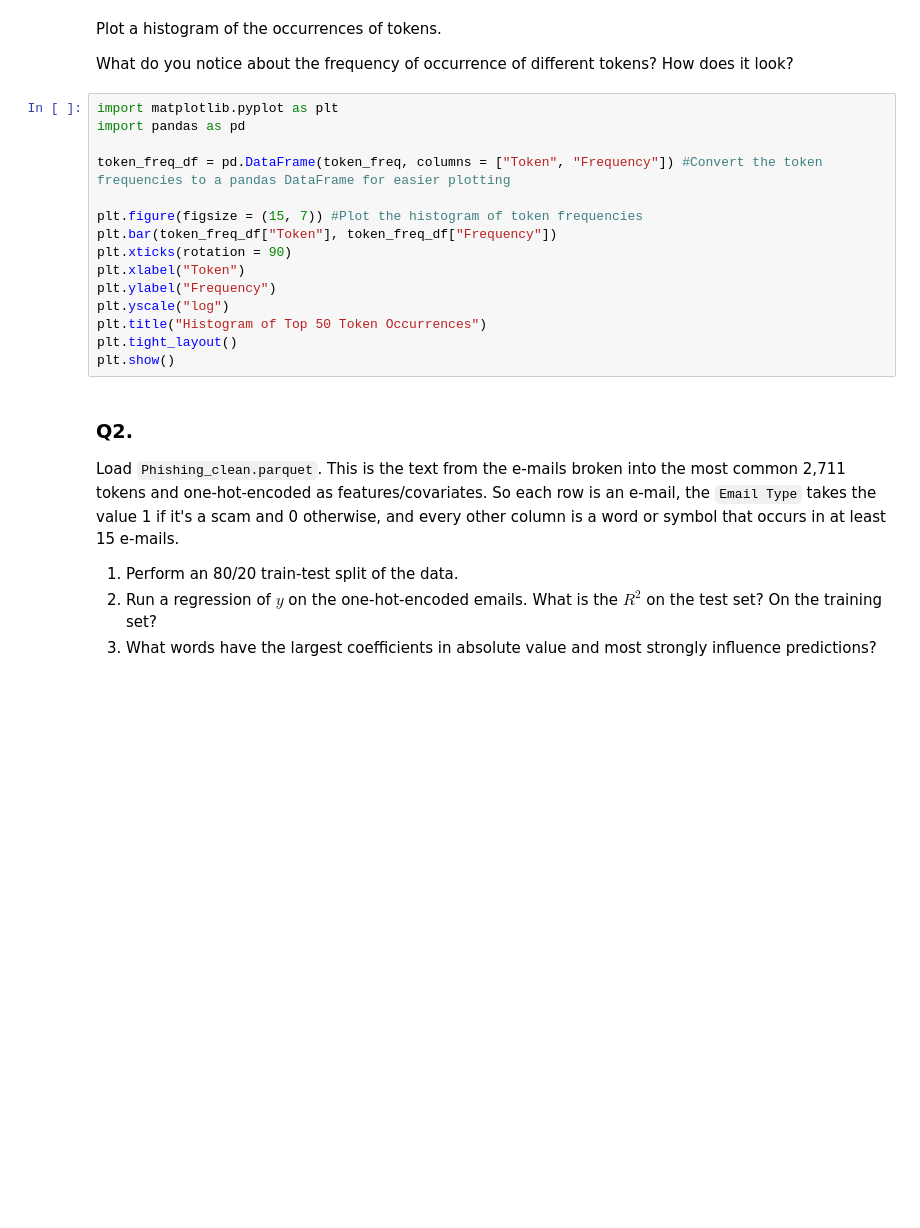
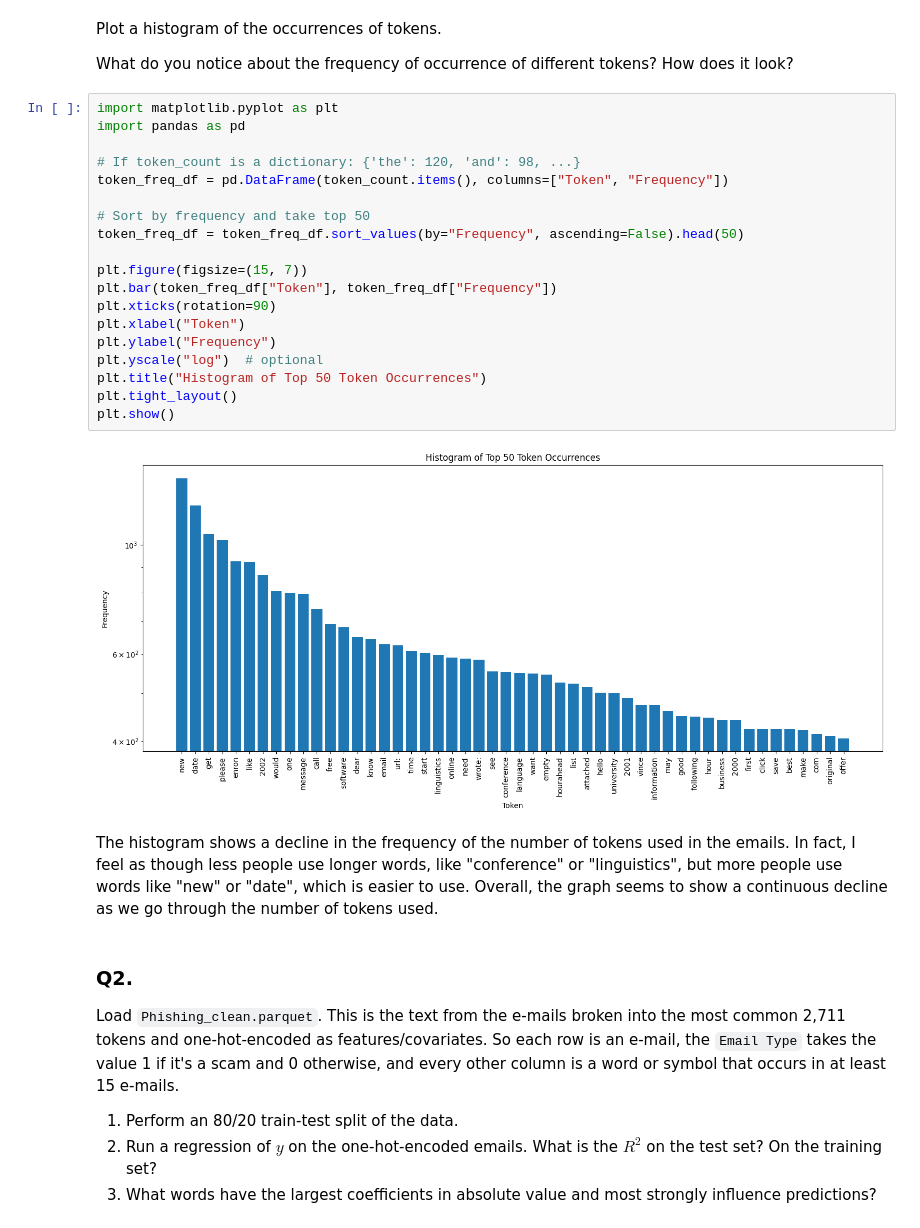
Before and after one commit to mchen899923/pca_assignment, a Jupyter notebook: assignment.ipynb, the cells around one changed output. Saved outputs shown, nothing was run; the diff lists cells and outputs as text; blank space fills up the shorter version.

```diff
--- a/assignment.ipynb
+++ b/assignment.ipynb
@@ -65,18 +65,26 @@ What do you notice about the frequency of occurrence of different tokens? How do
 # %%
 import matplotlib.pyplot as plt
 import pandas as pd
 
-token_freq_df = pd.DataFrame(token_freq, columns = ["Token", "Frequency"]) #Convert the token frequencies to a pandas DataFrame for easier plotting
+# If token_count is a dictionary: {'the': 120, 'and': 98, ...}
+token_freq_df = pd.DataFrame(token_count.items(), columns=["Token", "Frequency"])
 
-plt.figure(figsize = (15, 7)) #Plot the histogram of token frequencies
+# Sort by frequency and take top 50
+token_freq_df = token_freq_df.sort_values(by="Frequency", ascending=False).head(50)
+
+plt.figure(figsize=(15, 7))
 plt.bar(token_freq_df["Token"], token_freq_df["Frequency"])
-plt.xticks(rotation = 90)
+plt.xticks(rotation=90)
 plt.xlabel("Token")
 plt.ylabel("Frequency")
-plt.yscale("log")
+plt.yscale("log")  # optional
 plt.title("Histogram of Top 50 Token Occurrences")
 plt.tight_layout()
 plt.show()
+# %% [output]
+[figure, added]
+# %% [markdown]
+The histogram shows a decline in the frequency of the number of tokens used in the emails. In fact, I feel as though less people use longer words, like "conference" or "linguistics", but more people use words like "new" or "date", which is easier to use. Overall, the graph seems to show a continuous decline as we go through the number of tokens used.
 # %% [markdown]
 ### Q2.
 
```
Also changed, not shown: parts of 10 cells of this notebook.
